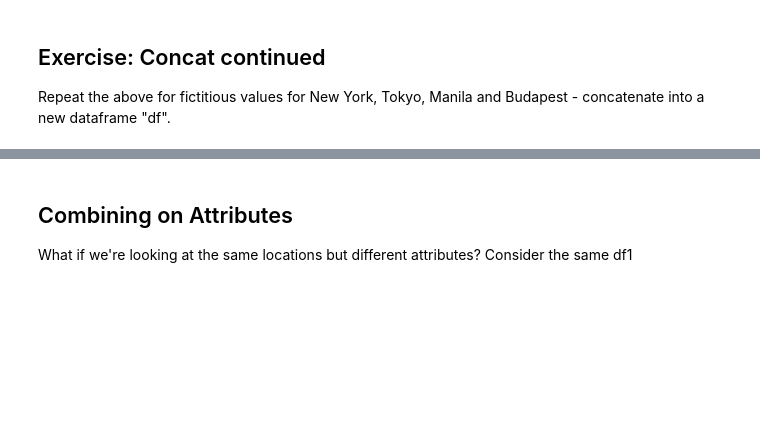
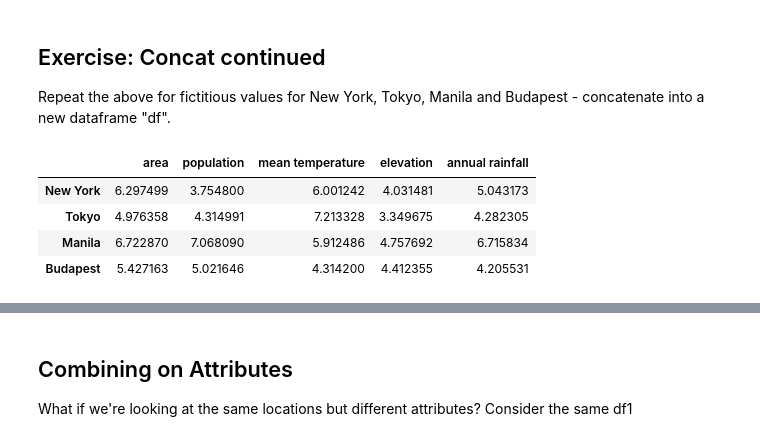
Before and after one commit to nyreemarsh/QM2, a Jupyter notebook: notebooks/W06. Merging and Joining.ipynb, the cells around one changed output, grey strips where cells are left out. Drawn from its saved outputs; the diff is of its cells as text; code cells hidden in the pictures; blank space fills up the shorter version.

```diff
--- a/notebooks/W06. Merging and Joining.ipynb
+++ b/notebooks/W06. Merging and Joining.ipynb
@@ -154,0 +159,8 @@ Repeat the above for fictitious values for New York, Tokyo, Manila and Budapest
+# %%
+df4
+# %% [output]
+|  | area | population | mean temperature | elevation | annual rainfall |
+| New York | 6.297499 | 3.754800 | 6.001242 | 4.031481 | 5.043173 |
+| Tokyo | 4.976358 | 4.314991 | 7.213328 | 3.349675 | 4.282305 |
+| Manila | 6.722870 | 7.068090 | 5.912486 | 4.757692 | 6.715834 |
+| Budapest | 5.427163 | 5.021646 | 4.314200 | 4.412355 | 4.205531 |
```
Also changed, not shown: parts of 3 cells of this notebook.
